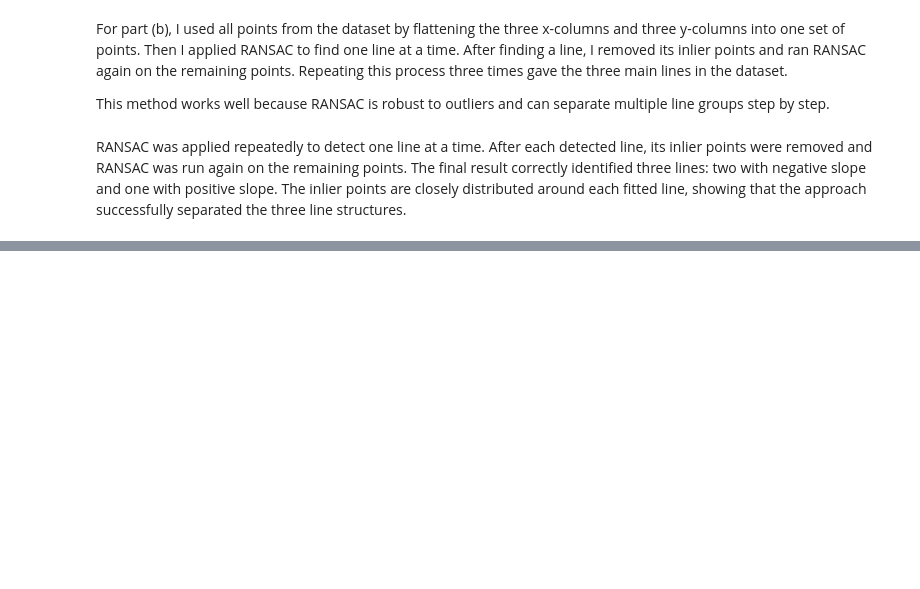
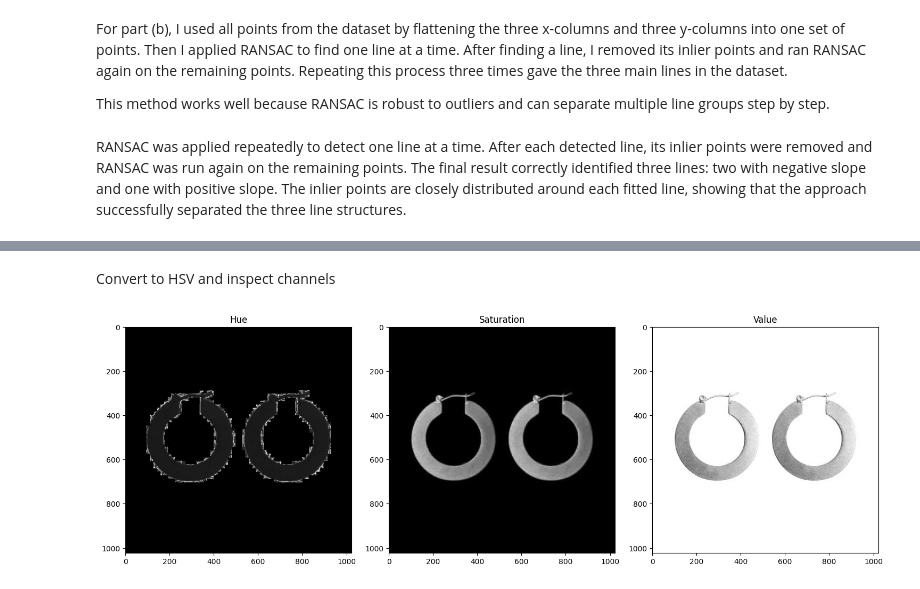
Before and after one commit to nishanc/Computer-Vision-A2, a Jupyter notebook: Assignment 2 on Fitting and Alignment.ipynb, the cells around one changed output, grey strips where cells are left out. Cells and saved outputs as stored; diff of their text form; code cells hidden in the pictures; blank space fills up the shorter version.

```diff
--- a/Assignment 2 on Fitting and Alignment.ipynb
+++ b/Assignment 2 on Fitting and Alignment.ipynb
@@ -247,0 +263,25 @@ RANSAC was applied repeatedly to detect one line at a time. After each detected
+# %% [markdown]
+Convert to HSV and inspect channels
+# %%
+img_hsv = cv.cvtColor(img, cv.COLOR_BGR2HSV)
+
+H, S, V = cv.split(img_hsv)
+
+plt.figure(figsize=(15,5))
+
+plt.subplot(1,3,1)
+plt.imshow(H, cmap='gray')
+plt.title('Hue')
+
+plt.subplot(1,3,2)
+plt.imshow(S, cmap='gray')
+plt.title('Saturation')
+
+plt.subplot(1,3,3)
+plt.imshow(V, cmap='gray')
+plt.title('Value')
+
+plt.tight_layout()
+plt.show()
+# %% [output]
+[figure, added]
```
Also changed, not shown: parts of 11 cells of this notebook.
